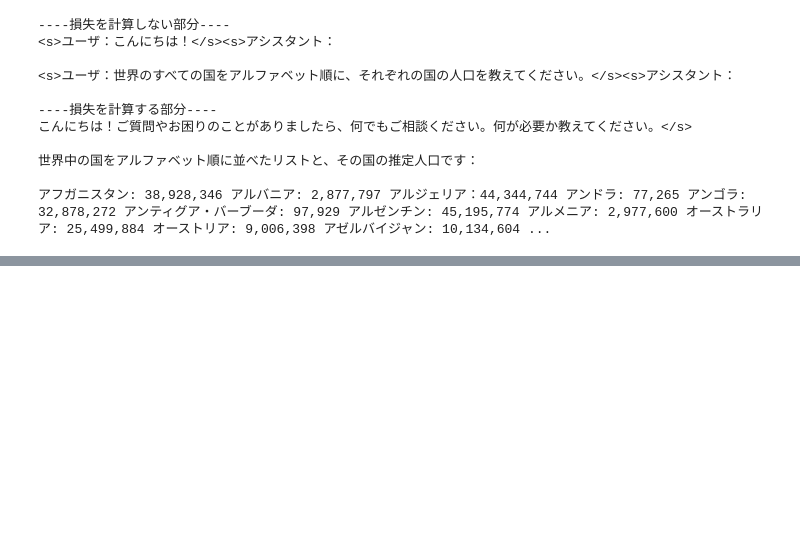
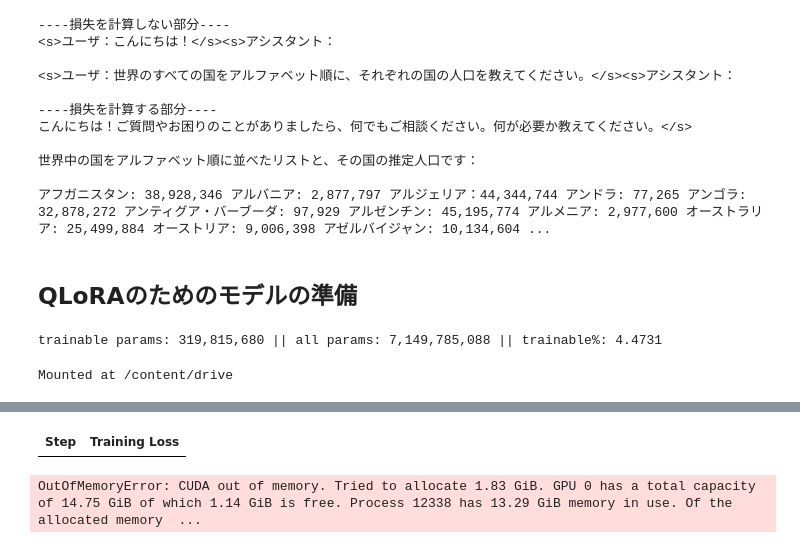
Before and after one commit to cax68080/natural_language, a Jupyter notebook: LLM/指示チューニング.ipynb, the cells around one changed output, grey strips where cells are left out. Cells and saved outputs as stored; diff of their text form; code cells hidden in the pictures; blank space fills up the shorter version.

```diff
--- a/LLM/指示チューニング.ipynb
+++ b/LLM/指示チューニング.ipynb
@@ -166,3 +184,5 @@ for seg in segments_to_fit:
 世界中の国をアルファベット順に並べたリストと、その国の推定人口です：
 
 アフガニスタン: 38,928,346 アルバニア: 2,877,797 アルジェリア：44,344,744 アンドラ: 77,265 アンゴラ: 32,878,272 アンティグア・バーブーダ: 97,929 アルゼンチン: 45,195,774 アルメニア: 2,977,600 オーストラリア: 25,499,884 オーストリア: 9,006,398 アゼルバイジャン: 10,134,604 ...
+# %% [markdown]
+## QLoRAのためのモデルの準備
@@ -168,0 +205,52 @@ for seg in segments_to_fit:
+# %%
+#LoRA
+from peft import LoraConfig,TaskType,get_peft_model
+
+#LoRAの設定
+peft_config = LoraConfig(
+    task_type=TaskType.CAUSAL_LM,
+    r=128,
+    lora_alpha=128,
+    lora_dropout=0.05,
+    target_modules=["q_proj","k_proj","v_proj","o_proj","gate_proj","up_proj","down_proj",],
+)
+model.enable_input_require_grads()
+model = get_peft_model(model,peft_config)
+model.print_trainable_parameters()
+# %% [output]
+trainable params: 319,815,680 || all params: 7,149,785,088 || trainable%: 4.4731
+# %%
+from google.colab import drive
+drive.mount('/content/drive')
+# %% [output]
+Mounted at /content/drive
+# %%
+from transformers import Trainer,TrainingArguments
+
+#学習パラメータ
+training_args = TrainingArguments(
+    output_dir = "./content/drive/MyDrive/llm_book/IT_results",
+    per_device_train_batch_size=2,
+    bf16=True,
+    gradient_accumulation_steps=8,
+    gradient_checkpointing=True,
+    num_train_epochs=1.0,
+    learning_rate=3e-4,
+    optim="paged_adamw_8bit",
+    lr_scheduler_type="cosine",
+    warmup_ratio=0.1,
+    max_grad_norm=0.3,
+    logging_steps=10,
+    save_steps=300,
+)
+
+trainer = Trainer(
+    model,
+    args=training_args,
+    train_dataset=tokenized_dataset,
+    data_collator=collator,
+    tokenizer=tokenizer,
+)
+# %%
+trainer.train()
+# %% [output]
@@ -168,0 +258,2 @@ for seg in segments_to_fit:
+| Step | Training Loss |
+OutOfMemoryError: CUDA out of memory. Tried to allocate 1.83 GiB. GPU 0 has a total capacity of 14.75 GiB of which 1.14 GiB is free. Process 12338 has 13.29 GiB memory in use. Of the allocated memory  ...
```
Also changed, not shown: parts of 3 cells of this notebook, 3 other files.
